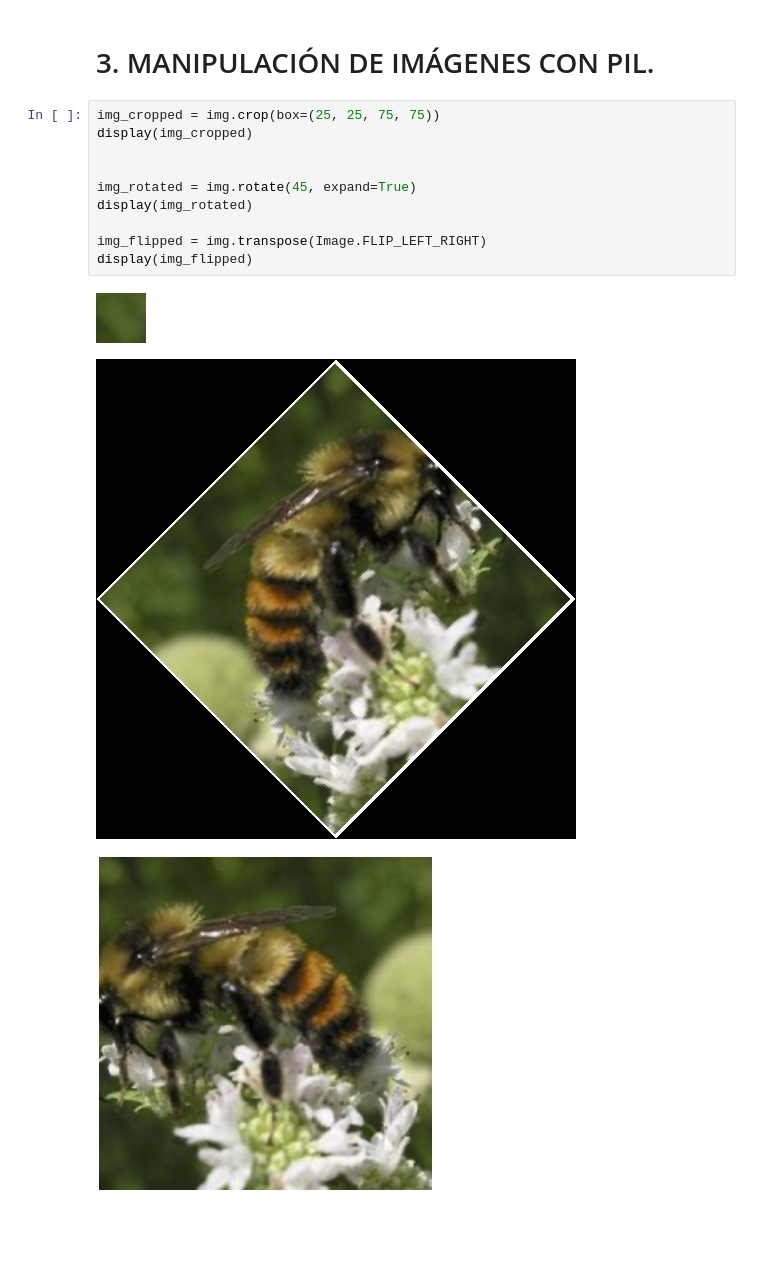
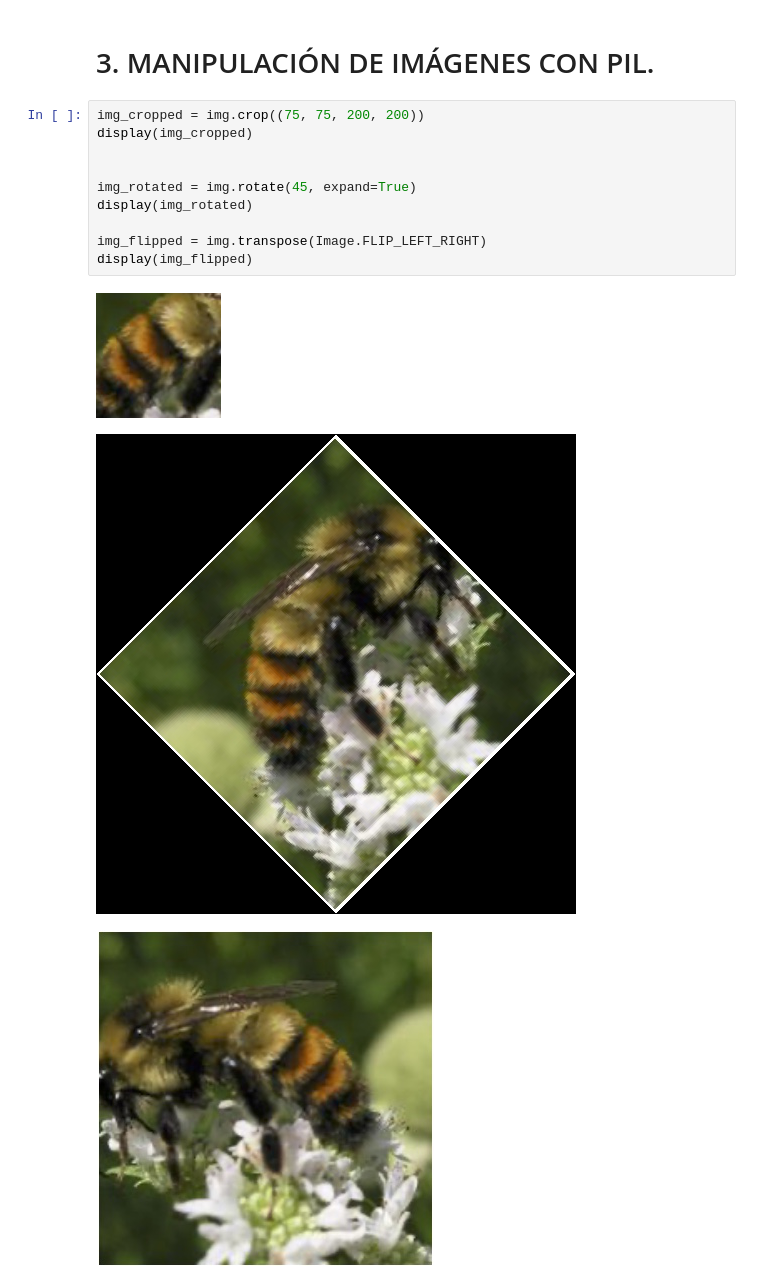
Before and after one commit to alexcavadora/school-portfolio-lidia, a Jupyter notebook: DataAnalysis/midterm2/midterm2-proyect2-part1.ipynb, the cells around one changed output. Drawn from its saved outputs; the diff is of its cells as text; blank space fills up the shorter version.

```diff
--- a/DataAnalysis/midterm2/midterm2-proyect2-part1.ipynb
+++ b/DataAnalysis/midterm2/midterm2-proyect2-part1.ipynb
@@ -38,16 +35,16 @@ The image size is: (338, 338)
 # %% [markdown]
 # 3. MANIPULACIÓN DE IMÁGENES CON PIL.
 # %%
-img_cropped = img.crop(box=(25, 25, 75, 75))
+img_cropped = img.crop((75, 75, 200, 200))
 display(img_cropped)
 
 
 img_rotated = img.rotate(45, expand=True)
 display(img_rotated)
 
 img_flipped = img.transpose(Image.FLIP_LEFT_RIGHT)
 display(img_flipped)
 # %% [output]
-[figure, old version]
+[figure, new version]
 [figure]
 [figure]
```
Also changed, not shown: parts of 15 cells of this notebook, 33 other files.
